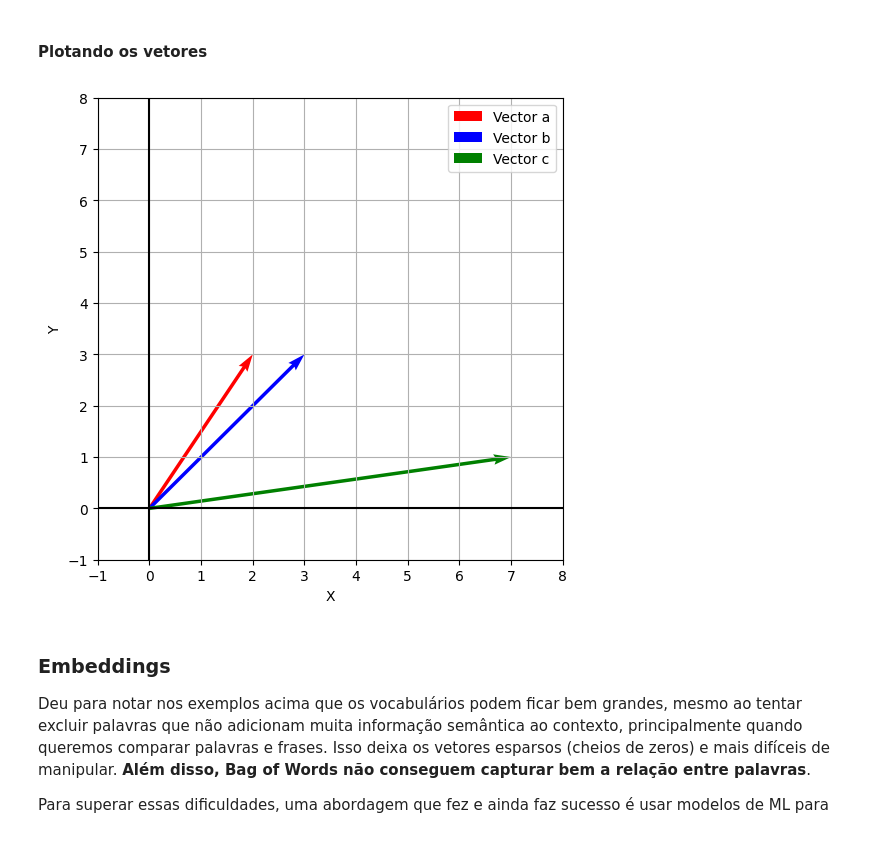
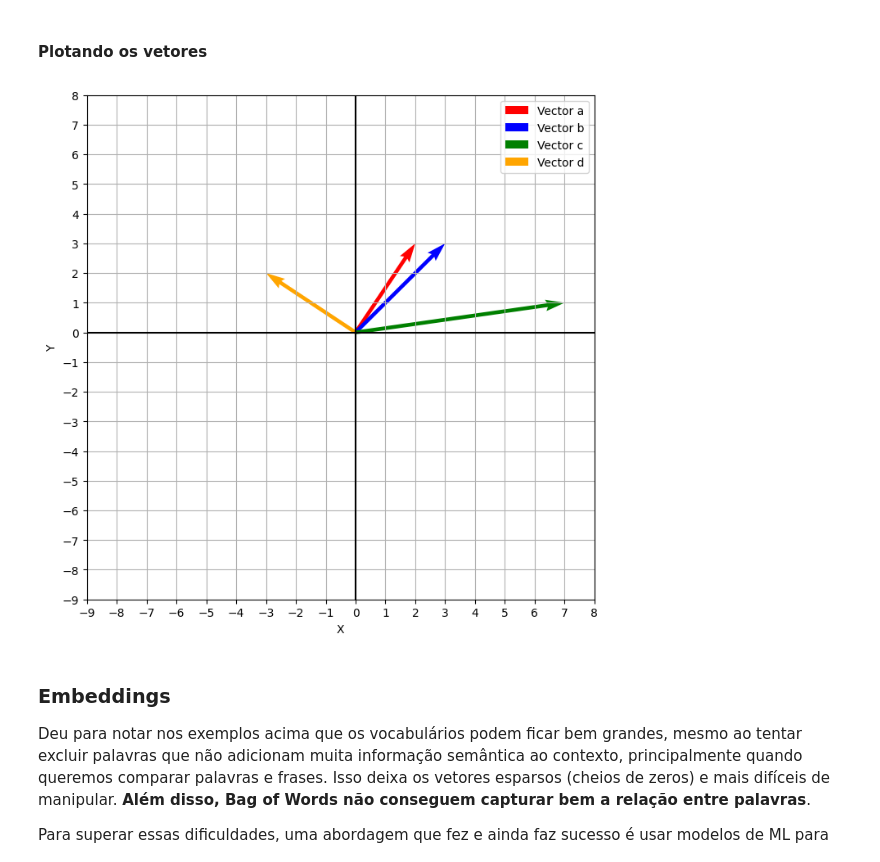
Before and after one commit to lgabs/pybr23-tutorial-llms, a Jupyter notebook: question_answering.ipynb, the cells around one changed output. Cells and saved outputs as stored; diff of their text form; code cells hidden in the pictures.

```diff
--- a/question_answering.ipynb
+++ b/question_answering.ipynb
@@ -369,11 +442,13 @@ def manual_cosine_similarity(vector1: np.array, vector2: np.array) -> float:
 a = np.array([2, 3])
 b = np.array([3, 3])
 c = np.array([7, 1])
+d = np.array([-a[1], a[0]]) # d é ortogonal ao vetor 'a'
 
 # euclidiana
 dist_ab = euclidean(a, b)
 dist_ac = euclidean(a, c)
 dist_bc = euclidean(b, c)
+dist_ad = euclidean(a, d)
 
-(dist_ab, dist_ac, dist_bc)
+(dist_ab, dist_ac, dist_bc, dist_ad)
 # %% [output]
@@ -403,23 +482,28 @@ np.testing.assert_approx_equal(cos_sim_bc, manual_cosine_similarity(b, c))
 # %%
 import matplotlib.pyplot as plt
 
-plt.figure(figsize=(6, 6))
+plt.figure(figsize=(8, 8))
+
 plt.quiver(0, 0, a[0], a[1], angles='xy', scale_units='xy', scale=1, color='r', label='Vector a')
 plt.quiver(0, 0, b[0], b[1], angles='xy', scale_units='xy', scale=1, color='b', label='Vector b')
 plt.quiver(0, 0, c[0], c[1], angles='xy', scale_units='xy', scale=1, color='g', label='Vector c')
-plt.xlim(-1, 8)
-plt.ylim(-1, 8)
+plt.quiver(0, 0, d[0], d[1], angles='xy', scale_units='xy', scale=1, color='orange', label='Vector d')
+
+
+l = 9
+plt.xticks(np.arange(-l, l, 1))
+plt.yticks(np.arange(-l, l, 1))
 plt.axhline(y=0, color='k')
 plt.axvline(x=0, color='k')
 plt.grid()
 plt.legend()
 plt.ylabel("Y")
 plt.xlabel("X")
 
 
 plt.show()
 # %% [output]
-[figure, old version]
+[figure, new version]
 # %% [markdown]
 ### Embeddings <a name="embeds"></a>
 
```
Also changed, not shown: parts of 49 cells of this notebook, 7 other files.
